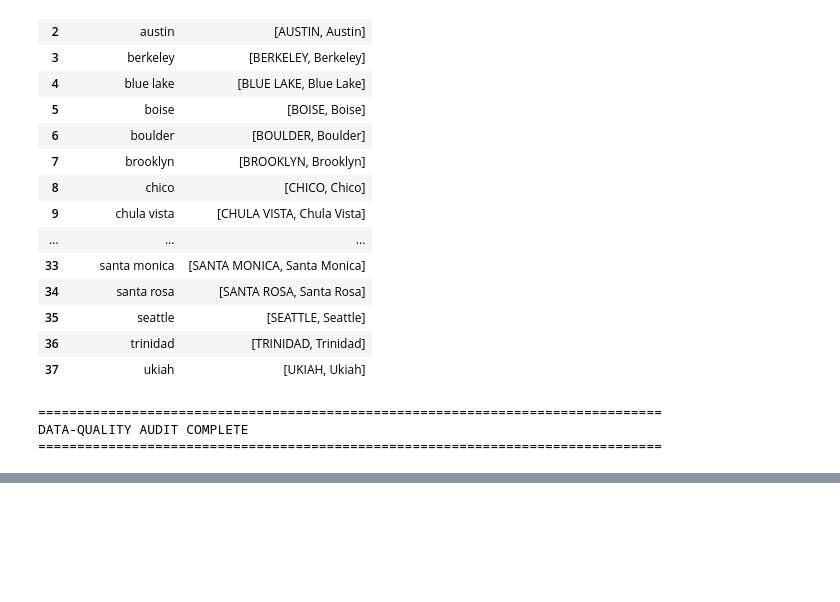
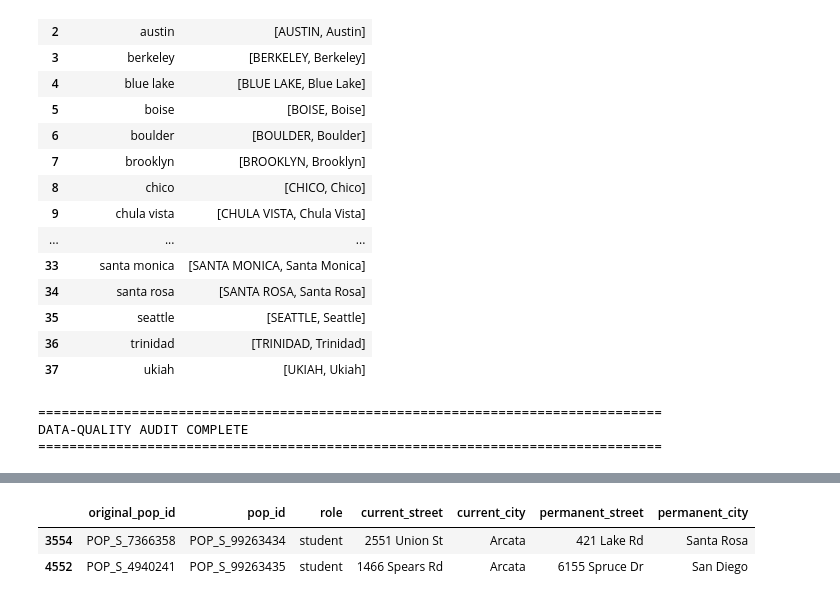
Before and after one commit to GoodLuckDiego/data311_project2, a Jupyter notebook: analysis/cleaning.ipynb, the cells around one changed output, grey strips where cells are left out. Drawn from its saved outputs; the diff is of its cells as text; code cells hidden in the pictures; blank space fills up the shorter version.

```diff
--- a/analysis/cleaning.ipynb
+++ b/analysis/cleaning.ipynb
@@ -449,0 +2193,80 @@ DATA-QUALITY AUDIT COMPLETE
+# %%
+# assign new pop_id to duplicates.
+
+# Preserve a backup before modifying identifiers.
+pop_before_reassignment = pop.copy(deep=True)
+
+# Ensure pop_id is stored as a string.
+pop["pop_id"] = pop["pop_id"].astype("string").str.strip()
+
+# Identify existing IDs and their numeric suffixes.
+used_ids = set(pop["pop_id"].dropna())
+
+student_ids = [
+    int(match.group(1))
+    for identifier in used_ids
+    if (match := re.fullmatch(r"POP_S_(\d+)", identifier))
+]
+
+# Start after the largest existing student ID.
+next_id = max(student_ids, default=0) + 1
+
+# Identify duplicate IDs.
+duplicate_mask = pop["pop_id"].duplicated(keep="first")
+
+# Store the original identifiers for comparison.
+original_ids = pop["pop_id"].copy()
+
+# Assign new IDs to subsequent duplicate records.
+for index in pop.index[duplicate_mask]:
+
+    new_id = f"POP_S_{next_id}"
+
+    # Ensure the new ID does not already exist.
+    while new_id in used_ids:
+        next_id += 1
+        new_id = f"POP_S_{next_id}"
+
+    # Assign the new identifier.
+    pop.at[index, "pop_id"] = new_id
+
+    # Track the new identifier.
+    used_ids.add(new_id)
+    next_id += 1
+
+# show outputs
+
+changed_records = pop.loc[
+    original_ids != pop["pop_id"],
+    ["pop_id", "role", "current_street",
+     "current_city", "permanent_street", "permanent_city"]
+].copy()
+
+changed_records.insert(
+    0,
+    "original_pop_id",
+    original_ids.loc[original_ids != pop["pop_id"]]
+)
+
+print("=" * 70)
+print("POP_ID REASSIGNMENT RESULTS")
+print("=" * 70)
+
+print(f"New identifiers assigned: {len(changed_records)}")
+
+display(changed_records)
+
+# verify if unique
+
+print("\nFINAL POP_ID VALIDATION")
+print("-" * 70)
+
+print(f"Total records: {len(pop):,}")
+print(f"Missing IDs: {pop['pop_id'].isna().sum():,}")
+print(f"Duplicate IDs: {pop['pop_id'].duplicated().sum():,}")
+
+assert pop["pop_id"].notna().all(), "Missing IDs remain."
+assert pop["pop_id"].is_unique, "Duplicate IDs remain."
+
+print("\nPASS: All pop_id values are unique.")
+# %% [output]
@@ -449,0 +2277,3 @@ DATA-QUALITY AUDIT COMPLETE
+|  | original_pop_id | pop_id | role | current_street | current_city | permanent_street | permanent_city |
+| 3554 | POP_S_7366358 | POP_S_99263434 | student | 2551 Union St | Arcata | 421 Lake Rd | Santa Rosa |
+| 4552 | POP_S_4940241 | POP_S_99263435 | student | 1466 Spears Rd | Arcata | 6155 Spruce Dr | San Diego |
```
Also changed, not shown: parts of 12 cells of this notebook.
